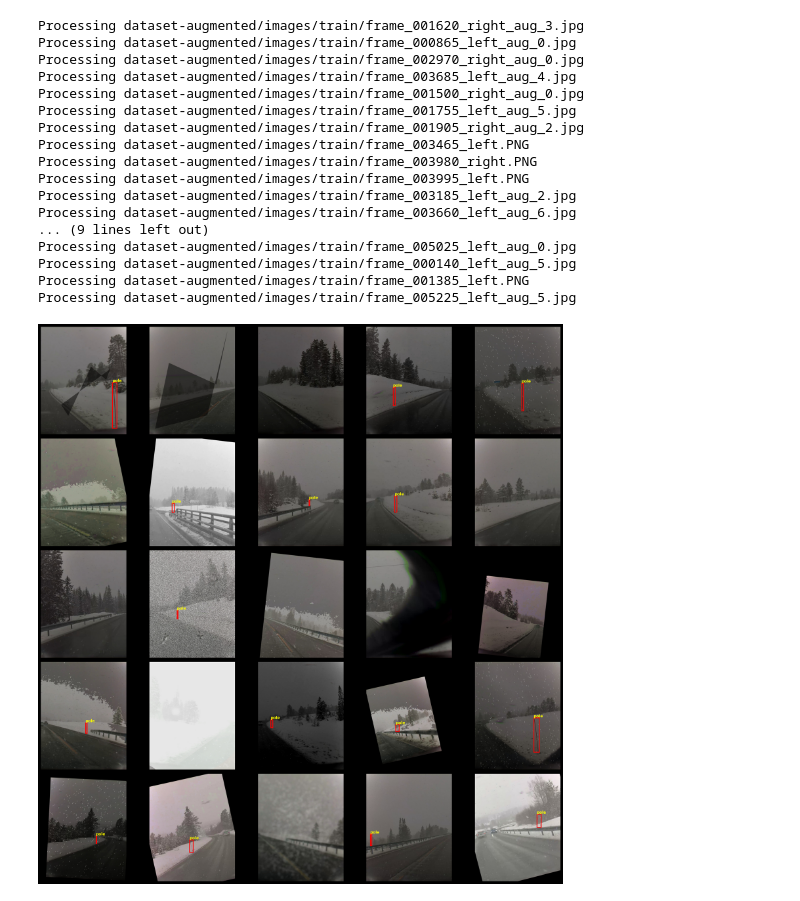
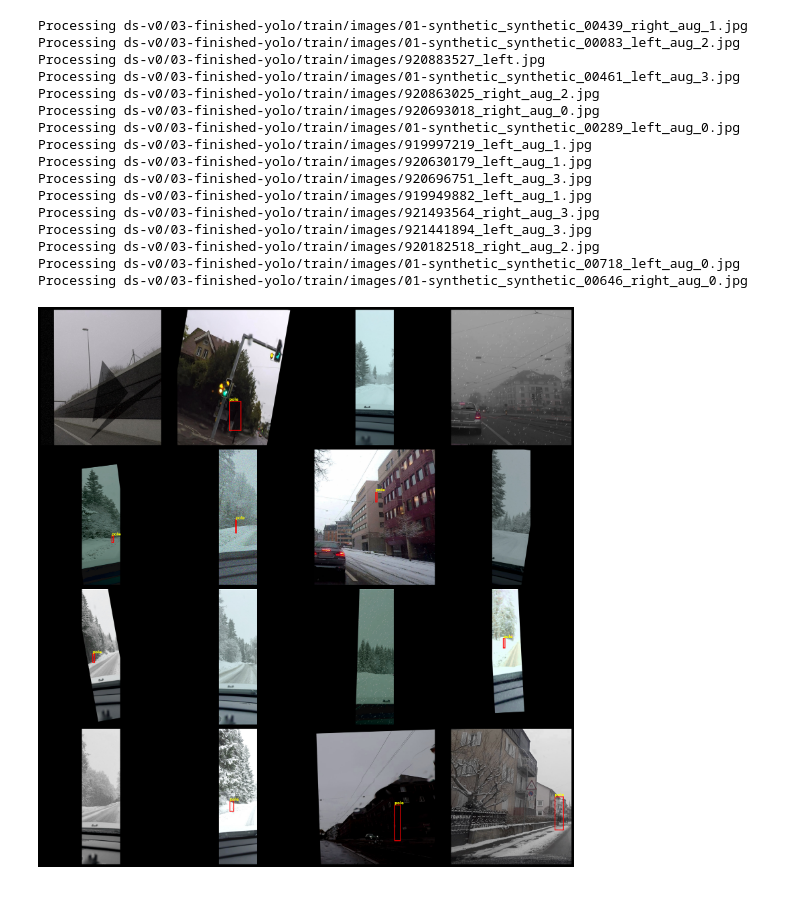
Before and after one commit to gronnmann/TDT4265-Snowpole, a Jupyter notebook: preview.ipynb, the cells around one changed output. Cells and saved outputs as stored; diff of their text form; code cells hidden in the pictures.

```diff
--- a/preview.ipynb
+++ b/preview.ipynb
@@ -1,4 +1,5 @@
 # %%
+from pathlib import Path
 import random
 import matplotlib.patches as patches
 import cv2
@@ -7,9 +8,11 @@ from matplotlib import pyplot as plt
 from snowpole_detector.ds_split_images import yolo_to_xyxy, YoloBbox
 from snowpole_detector.settings import get_settings
 settings = get_settings()
-img_dir = settings.DATASET_AUGMENTOR_RESULTS / "images" / "train"
-label_dir = settings.DATASET_AUGMENTOR_RESULTS / "labels" / "train"
 
+src = settings.DATASET_FINISHED_YOLO
+
+img_dir = src / "train/images"
+label_dir = src / "train/labels"
 # --- Class mapping (adjust as needed) ---
 label_map = {
     0: "pole",
@@ -20,11 +23,11 @@ images = [
     f for f in img_dir.iterdir()
     if f.suffix.lower() in valid_extensions
 ]
-images = random.sample(images, 25)
+images = random.sample(images, 16)
 
 
 # --- Plot 5x5 grid ---
-fig, axes = plt.subplots(5, 5, figsize=(20, 20))
+fig, axes = plt.subplots(4, 4, figsize=(20, 20))
 axes = axes.flatten()
 
 
@@ -41,48 +44,47 @@ for ax, img_file in zip(axes, images):
     lbl_file = label_dir / f"{img_file.stem}.txt"
     if lbl_file.exists():
         with open(lbl_file, "r") as f:
             for line in f.readlines():
                 parts = line.strip().split()
                 if len(parts) != 5:
                     continue
                 class_id, x_c, y_c, w, h = map(float, parts)
                 xyxy = yolo_to_xyxy(
                     YoloBbox(class_id=int(class_id), x_center=x_c, y_center=y_c, width=w, height=h), img.shape)
                 rect = patches.Rectangle(
                     (xyxy["xmin"], xyxy["ymin"]),
                     xyxy["xmax"] - xyxy["xmin"],
                     xyxy["ymax"] - xyxy["ymin"],
                     linewidth=2,
                     edgecolor='red',
                     facecolor='none'
                 )
                 ax.add_patch(rect)
                 ax.text(
                     xyxy["xmin"], xyxy["ymin"] - 5,
                     label_map.get(int(class_id), str(int(class_id))),
                     color='yellow',
                     fontsize=10,
                     weight='bold'
                 )
 
 plt.tight_layout()
 plt.show()
 # %% [output]
-Processing dataset-augmented/images/train/frame_001620_right_aug_3.jpg
-Processing dataset-augmented/images/train/frame_000865_left_aug_0.jpg
-Processing dataset-augmented/images/train/frame_002970_right_aug_0.jpg
-Processing dataset-augmented/images/train/frame_003685_left_aug_4.jpg
-Processing dataset-augmented/images/train/frame_001500_right_aug_0.jpg
-Processing dataset-augmented/images/train/frame_001755_left_aug_5.jpg
-Processing dataset-augmented/images/train/frame_001905_right_aug_2.jpg
-Processing dataset-augmented/images/train/frame_003465_left.PNG
-Processing dataset-augmented/images/train/frame_003980_right.PNG
-Processing dataset-augmented/images/train/frame_003995_left.PNG
-Processing dataset-augmented/images/train/frame_003185_left_aug_2.jpg
-Processing dataset-augmented/images/train/frame_003660_left_aug_6.jpg
-... (9 lines left out)
-Processing dataset-augmented/images/train/frame_005025_left_aug_0.jpg
-Processing dataset-augmented/images/train/frame_000140_left_aug_5.jpg
-Processing dataset-augmented/images/train/frame_001385_left.PNG
-Processing dataset-augmented/images/train/frame_005225_left_aug_5.jpg
+Processing ds-v0/03-finished-yolo/train/images/01-synthetic_synthetic_00439_right_aug_1.jpg
+Processing ds-v0/03-finished-yolo/train/images/01-synthetic_synthetic_00083_left_aug_2.jpg
+Processing ds-v0/03-finished-yolo/train/images/920883527_left.jpg
+Processing ds-v0/03-finished-yolo/train/images/01-synthetic_synthetic_00461_left_aug_3.jpg
+Processing ds-v0/03-finished-yolo/train/images/920863025_right_aug_2.jpg
+Processing ds-v0/03-finished-yolo/train/images/920693018_right_aug_0.jpg
+Processing ds-v0/03-finished-yolo/train/images/01-synthetic_synthetic_00289_left_aug_0.jpg
+Processing ds-v0/03-finished-yolo/train/images/919997219_left_aug_1.jpg
+Processing ds-v0/03-finished-yolo/train/images/920630179_left_aug_1.jpg
+Processing ds-v0/03-finished-yolo/train/images/920696751_left_aug_3.jpg
+Processing ds-v0/03-finished-yolo/train/images/919949882_left_aug_1.jpg
+Processing ds-v0/03-finished-yolo/train/images/921493564_right_aug_3.jpg
+Processing ds-v0/03-finished-yolo/train/images/921441894_left_aug_3.jpg
+Processing ds-v0/03-finished-yolo/train/images/920182518_right_aug_2.jpg
+Processing ds-v0/03-finished-yolo/train/images/01-synthetic_synthetic_00718_left_aug_0.jpg
+Processing ds-v0/03-finished-yolo/train/images/01-synthetic_synthetic_00646_right_aug_0.jpg
-[figure, old version]
+[figure, new version]
```
Also changed, not shown: 13 other files.
